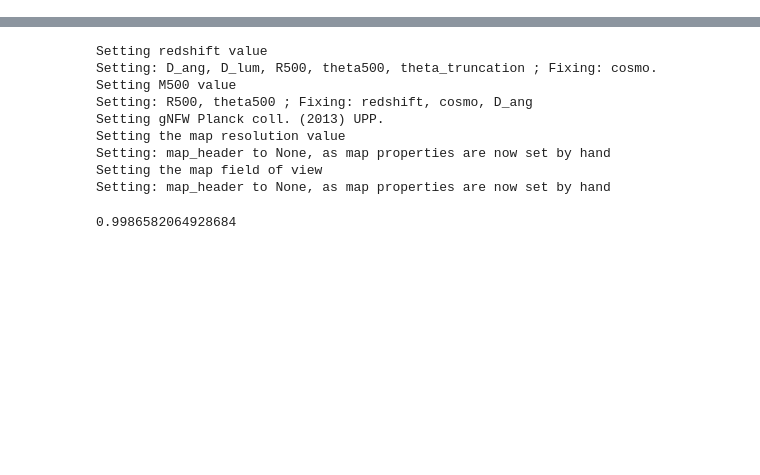
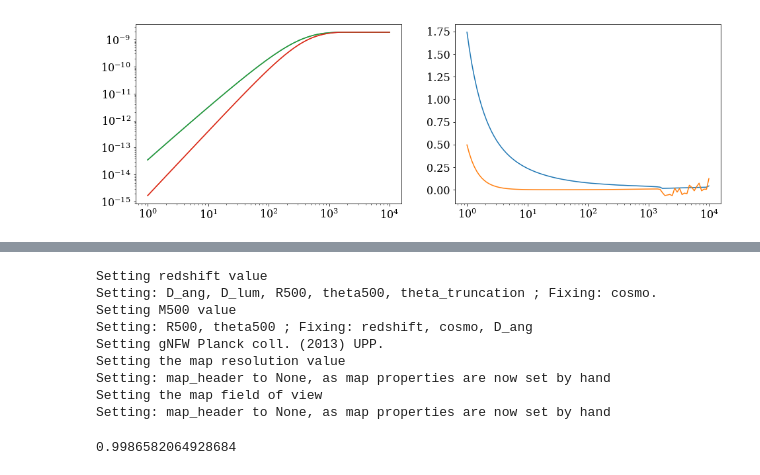
Before and after one commit to renlliang3/ClusterModel, a Jupyter notebook: notebook/model_dev_parameters.ipynb, the cells around one changed output, grey strips where cells are left out. Cells and saved outputs as stored; diff of their text form; code cells hidden in the pictures; blank space fills up the shorter version.

```diff
--- a/notebook/model_dev_parameters.ipynb
+++ b/notebook/model_dev_parameters.ipynb
@@ -59,0 +94,19 @@ Setting number of point per decade (for integration) value
+# %%
+r = np.logspace(0,4,100)*u.kpc
+r1, f1 = clust.get_fxcyl_profile(r, output_type=output_type)
+r2, f2 = clust.get_fxsph_profile(r, output_type=output_type)
+f3 = clust.get_xray_flux2(Rmax=r, Rmin=0.1*u.kpc, Rmin_los=0.1*u.kpc, type_integral='cylindrical', output_type=output_type)
+f4 = clust.get_xray_flux2(Rmax=r, Rmin=0.1*u.kpc, Rmin_los=0.1*u.kpc, type_integral='spherical', output_type=output_type)
+
+plt.figure(1, figsize=(15,5))
+plt.subplot(121)
+plt.loglog(r, f1)
+plt.loglog(r, f2)
+plt.loglog(r, f3)
+plt.loglog(r, f4)
+plt.subplot(122)
+plt.plot(r, (f1-f3)/f1*100)
+plt.plot(r, (f2-f4)/f2*100)
+plt.xscale('log')
+# %% [output]
+[figure, added]
```
Also changed, not shown: parts of 7 cells of this notebook, 6 other files.
